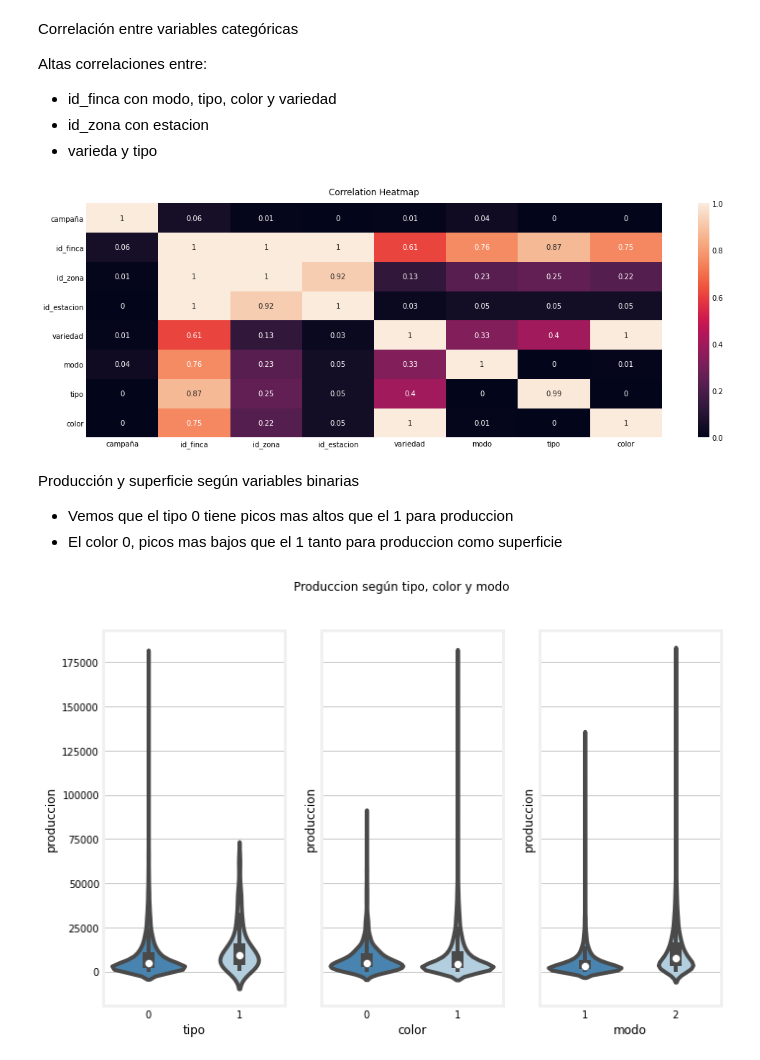
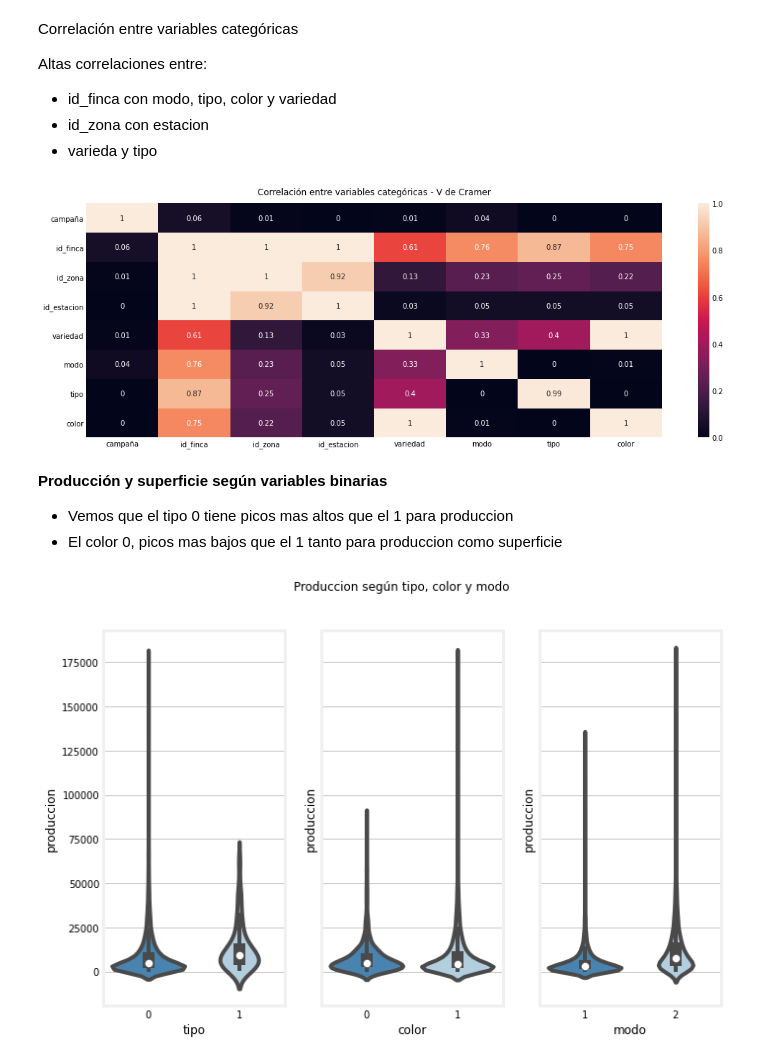
Before and after one commit to vitostamatti/datathon-cajamar-malbecs, a Jupyter notebook: notebooks/01-Exploracion-Malbecs.ipynb, the cells around one changed output. Cells and saved outputs as stored; diff of their text form; code cells hidden in the pictures.

```diff
--- a/notebooks/01-Exploracion-Malbecs.ipynb
+++ b/notebooks/01-Exploracion-Malbecs.ipynb
@@ -364,5 +361,5 @@ fig, axes = plt.subplots(nrows=2, ncols=3, figsize=(40, 20))
 fig.delaxes(axes[1,2])
 
 for n, var in enumerate(['campaña', 'variedad', 'modo', 'tipo', 'color']):
-    sns.countplot(data = df, x=var, ax=axes[n//3][n%3]).set_title(f'Distribucion de {var}')
+    sns.countplot(data = df, x=var, ax=axes[n//3][n%3], palette = 'Blues').set_title(f'Distribucion de {var}')
 # %% [output]
@@ -406,15 +403,16 @@ def get_cramers_df(data):
 # %%
 cramers_df = get_cramers_df(data_encoded)
 
 plt.figure(figsize=(16, 6))
 
 heatmap = sns.heatmap(cramers_df, vmin=0, vmax=1, annot=True)
 
-heatmap.set_title('Correlation Heatmap', fontdict={'fontsize':12}, pad=12);
+heatmap.set_title('Correlación entre variables categóricas - V de Cramer', fontdict={'fontsize':12}, pad=12)
+plt.show()
 # %% [output]
-[figure, old version]
+[figure, new version]
 # %% [markdown]
-Producción y superficie según variables binarias
+**Producción y superficie según variables binarias**
 
 - Vemos que el tipo 0 tiene picos mas altos que el 1 para produccion
 - El color 0, picos mas bajos que el 1 tanto para produccion como superficie
```
Also changed, not shown: parts of 53 cells of this notebook, 1 other file.
